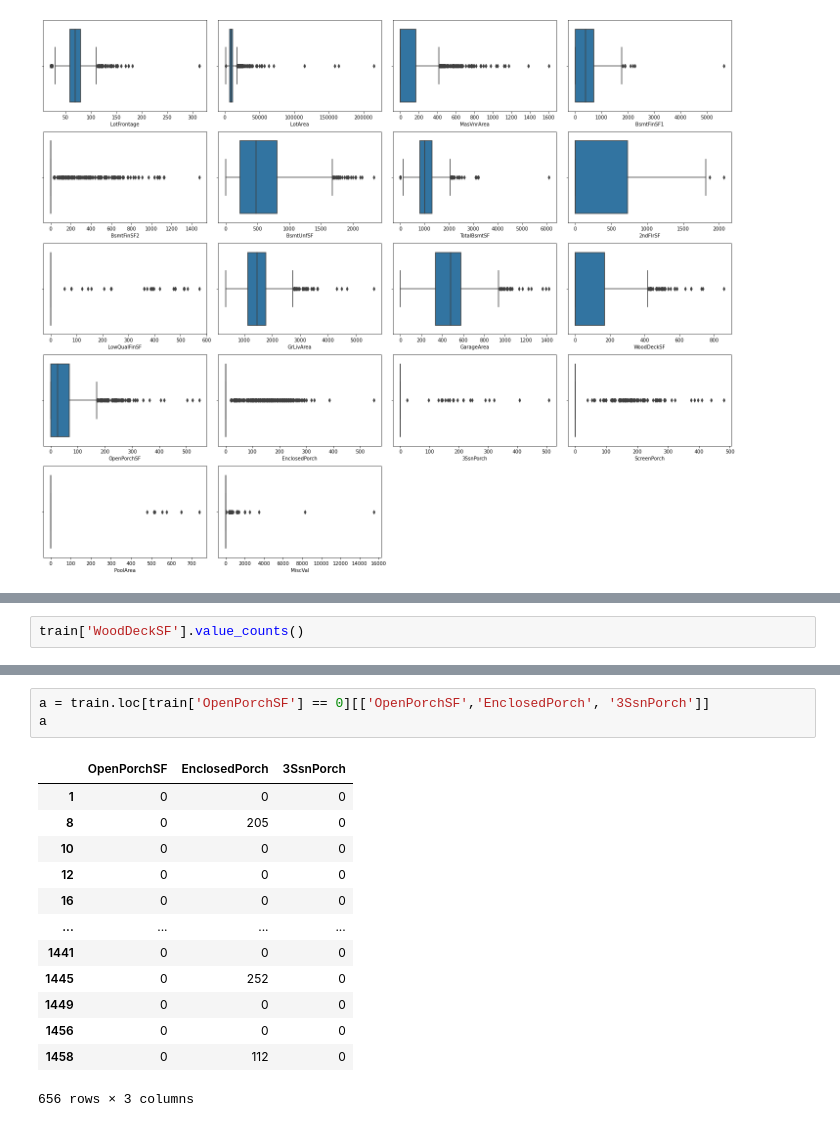
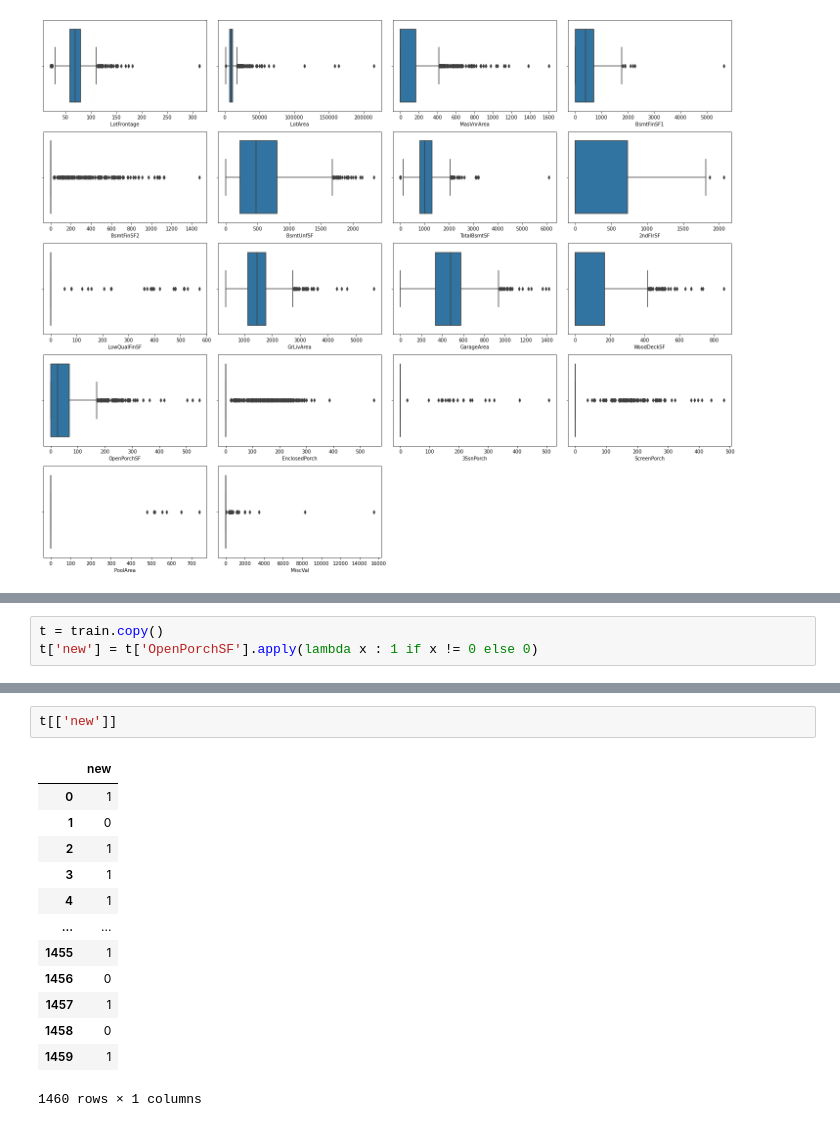
Before and after one commit to debhere/House-Price-Prediction, a Jupyter notebook: House Price Prediction.ipynb, the cells around one changed output, grey strips where cells are left out. Cells and saved outputs as stored; diff of their text form.

```diff
--- a/House Price Prediction.ipynb
+++ b/House Price Prediction.ipynb
@@ -489,2 +482,3 @@ Name: EnclosedPorch, Length: 120, dtype: int64
 # %%
-train['WoodDeckSF'].value_counts()
+t = train.copy()
+t['new'] = t['OpenPorchSF'].apply(lambda x : 1 if x != 0 else 0)
@@ -504,17 +485,16 @@ Name: WoodDeckSF, Length: 274, dtype: int64
 # %%
-a = train.loc[train['OpenPorchSF'] == 0][['OpenPorchSF','EnclosedPorch', '3SsnPorch']]
-a
+t[['new']]
 # %% [output]
-|  | OpenPorchSF | EnclosedPorch | 3SsnPorch |
-| 1 | 0 | 0 | 0 |
-| 8 | 0 | 205 | 0 |
-| 10 | 0 | 0 | 0 |
-| 12 | 0 | 0 | 0 |
-| 16 | 0 | 0 | 0 |
-| ... | ... | ... | ... |
-| 1441 | 0 | 0 | 0 |
-| 1445 | 0 | 252 | 0 |
-| 1449 | 0 | 0 | 0 |
-| 1456 | 0 | 0 | 0 |
-| 1458 | 0 | 112 | 0 |
+|  | new |
+| 0 | 1 |
+| 1 | 0 |
+| 2 | 1 |
+| 3 | 1 |
+| 4 | 1 |
+| ... | ... |
+| 1455 | 1 |
+| 1456 | 0 |
+| 1457 | 1 |
+| 1458 | 0 |
+| 1459 | 1 |
-656 rows × 3 columns
+1460 rows × 1 columns
```
Also changed, not shown: parts of 7 cells of this notebook.
